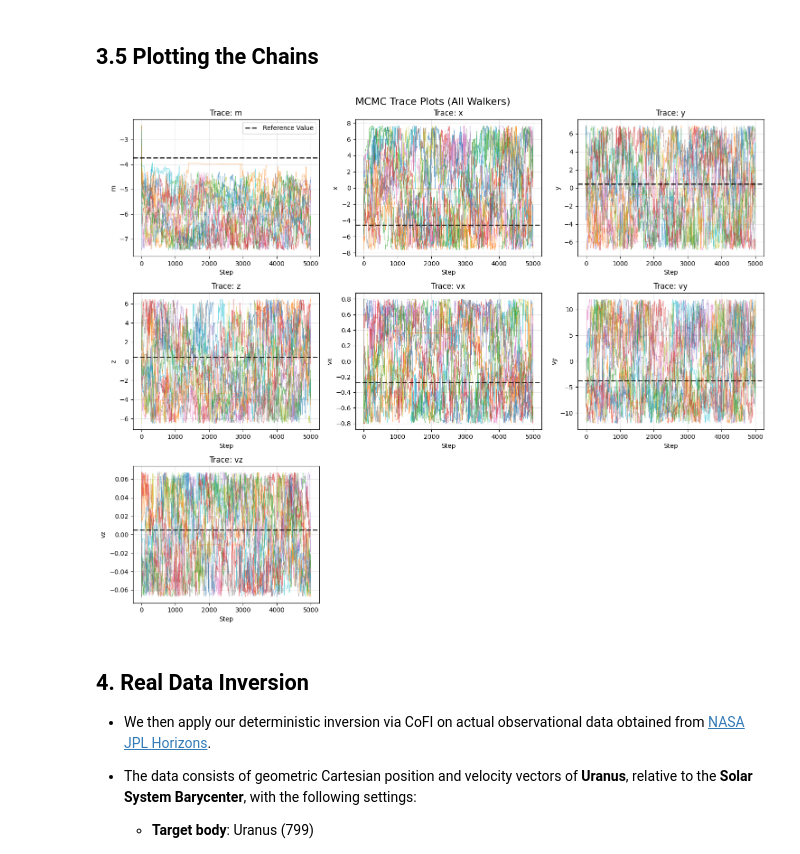
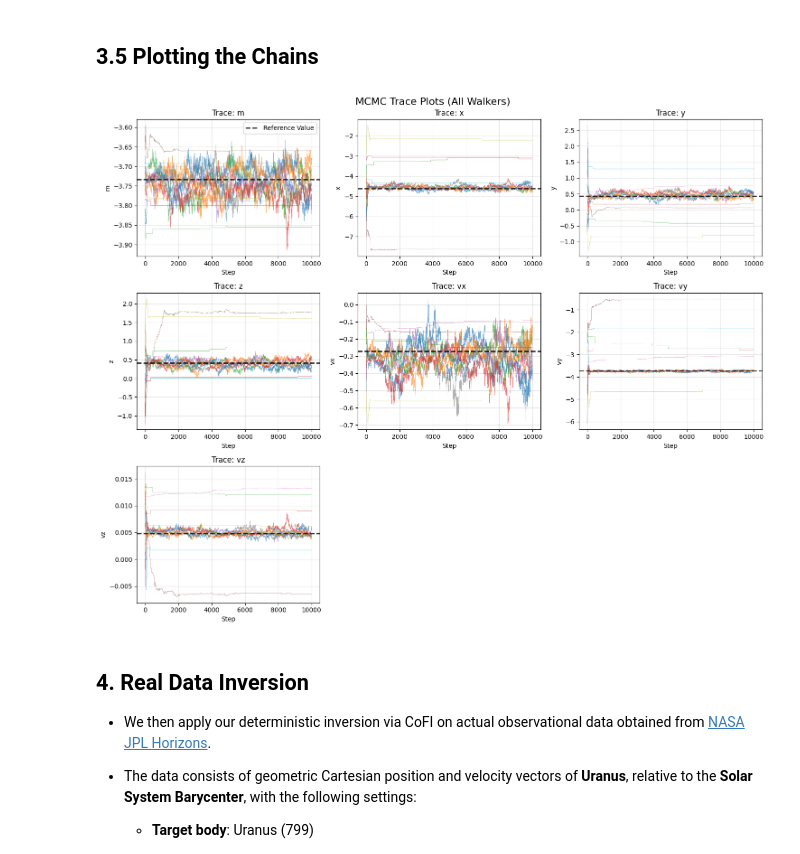
Before and after one commit to inlab-geo/cofi-examples, a Jupyter notebook: examples/Finding_Neptune_Inversions/finding_neptune_via_bayesian_inv.ipynb, the cells around one changed output. Saved outputs shown, nothing was run; the diff lists cells and outputs as text; code cells hidden in the pictures.

```diff
--- a/examples/Finding_Neptune_Inversions/finding_neptune_via_bayesian_inv.ipynb
+++ b/examples/Finding_Neptune_Inversions/finding_neptune_via_bayesian_inv.ipynb
@@ -150,13 +150,13 @@ np.random.seed(42)
 # to regenerate converged MCMC outputs and save them beside this notebook.
 from pathlib import Path
 
-RUN_LONG_MCMC = False
-USE_SAVED_LONG_RUN_RESULTS = True
+RUN_LONG_MCMC = True
+USE_SAVED_LONG_RUN_RESULTS = False
 SAVE_LONG_RUN_RESULTS = False
 
 VALIDATION_STEPS = 40
-SYNTHETIC_LONG_STEPS = 5_000
-REAL_LONG_STEPS = 40_000
+SYNTHETIC_LONG_STEPS = 10_000
+REAL_LONG_STEPS = 50_000
 LONG_RUN_RESULTS_FILE = Path("neptune_long_run_results.npz")
 # %% [markdown]
 - We solve our ODEs with the **Runge-Kutta 4 (RK4)** method, which is an explicit and iterative method, well-suited for initial value problems.
@@ -304,6 +304,15 @@ try:
     print(f"  X component: {np.linalg.norm(residual_test[:T]):.6f}")
     print(f"  Y component: {np.linalg.norm(residual_test[T:2*T]):.6f}")
     print(f"  Z component: {np.linalg.norm(residual_test[2*T:]):.6f}")
+
+    # Match the archived notebook's pre-MCMC state exactly. In the archive,
+    # predict_U/build_neptune_vector mutated m_start_scaled[0] in place from
+    # log10(scaled_mass) back to scaled_mass during this forward-function test.
+    # The current predictor copies inputs, so we reproduce that side effect
+    # explicitly before constructing the emcee walkers.
+    if 0 in INVERT_INDICES:
+        m_start_scaled[0] = 10**m_start_scaled[0]
+    print(f"Archive-compatible m_start_scaled before MCMC: {m_start_scaled}")
 except Exception as e:
     print(f"Forward function test failed: {e}")
     import traceback
@@ -337,9 +348,9 @@ bounds_upper_scaled = scale_param(param_bounds_upper)
 bounds_lower_scaled[0] = np.log10(bounds_lower_scaled[0])  # Convert mass back to log scale
 bounds_upper_scaled[0] = np.log10(bounds_upper_scaled[0])  # Convert mass back to log scale
 
-sigma_x = 5e-2          # Standard deviation for X position in uranus orbit data, taken one order higher than the noise added
-sigma_y = 5e-2          # Standard deviation for Y position in uranus orbit data, taken one order higher than the noise added
-sigma_z = 1e-3           # Standard deviation for Z position in uranus orbit data, taken two orders higher than the noise added
+sigma_x = 8e-3          # Standard deviation for X position in uranus orbit data, taken one order higher than the noise added
+sigma_y = 8e-3          # Standard deviation for Y position in uranus orbit data, taken one order higher than the noise added
+sigma_z = 1e-4           # Standard deviation for Z position in uranus orbit data, taken two orders higher than the noise added
 
 diagonal_values = [1/sigma_x**2]*T + [1/sigma_y**2]*T + [1/sigma_z**2]*T
 inv_variances = np.array(diagonal_values)
@@ -501,8 +551,8 @@ print("\n" + "="*50)
 print("RESULTS SUMMARY")
 print("="*50)
 
-param_names = ['mass', 'x', 'y', 'z', 'vx', 'vy', 'vz']
-param_labels = ["m", "x", "y", "z", "vx", "vy", "vz"]
+param_names = PARAM_NAMES
+param_labels = ["m" if idx == 0 else PARAM_NAMES[idx] for idx in INVERT_INDICES]
 
 sampler = inv_result.sampler
 reference_values_scaled = scaled_reference_values(scale_param, m_0)
@@ -627,34 +677,34 @@ Creating corner plot with KDE contours and reference values...
 # %%
 fig, axes = plt.subplots(3, 3, figsize=(15, 12))
 axes = axes.flatten()
 
 chain_full = analysis_chain
-labels = ["m", "x", "y", "z", "vx", "vy", "vz"]
+labels = ["m" if idx == 0 else PARAM_NAMES[idx] for idx in INVERT_INDICES]
 
 for i in range(n_dim):
     ax = axes[i]
 
     for walker in range(min(14, chain_full.shape[1])):
         ax.plot(chain_full[:, walker, i], alpha=0.6, linewidth=0.5)
 
     ax.axhline(reference_values_scaled[i], color='black', linestyle='--', alpha=0.8,
             linewidth=2, label='Reference Value' if i == 0 else '')
     ax.set_xlabel('Step')
     ax.set_ylabel(f'{labels[i]}')
     ax.set_title(f'Trace: {labels[i]}')
     ax.grid(True, alpha=0.3)
 
     if i == 0:
         ax.legend()
 
 for i in range(n_dim, len(axes)):
     axes[i].remove()
 
 plt.suptitle('MCMC Trace Plots (All Walkers)', fontsize=16)
 plt.tight_layout()
 plt.show()
 # %% [output]
-[figure, old version]
+[figure, new version]
 # %% [markdown]
 ## 4. Real Data Inversion
 
```
Also changed, not shown: parts of 13 cells of this notebook, 5 other files.
